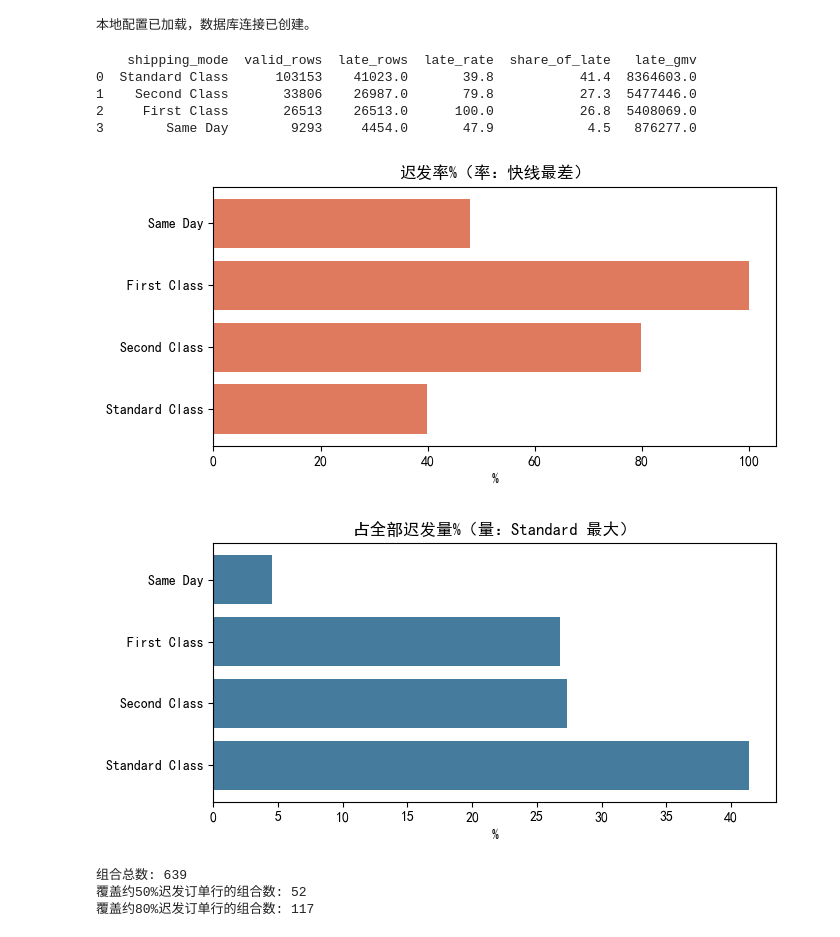
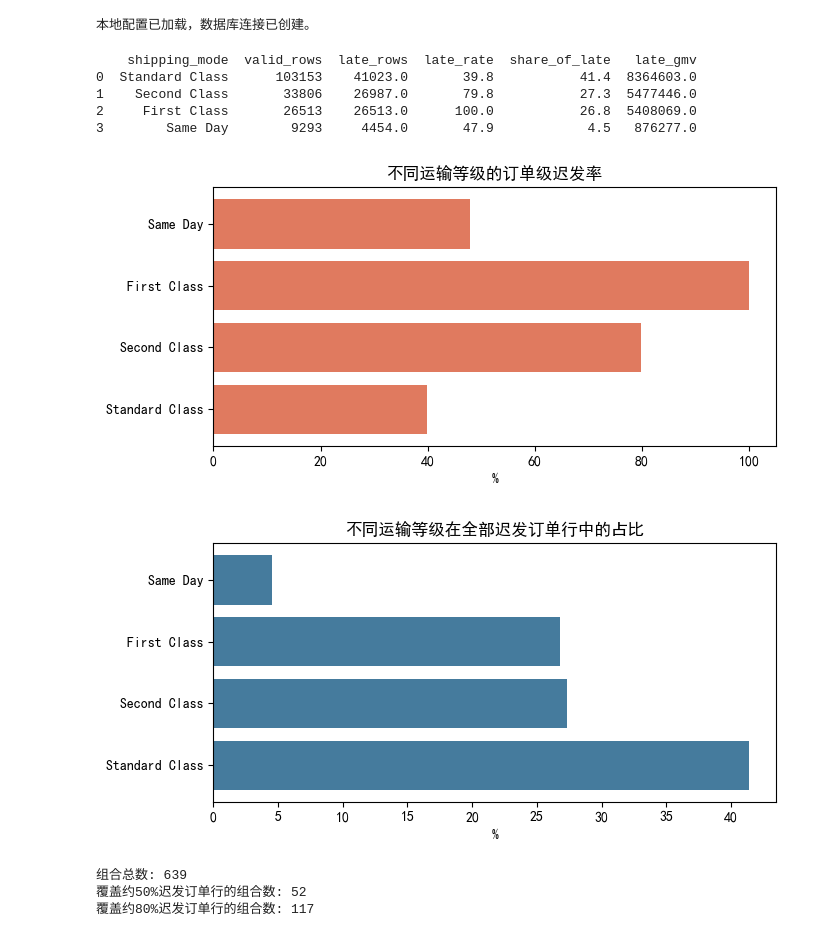
Before and after one commit to NAYO666/dataco-supply-chain-analysis, a Jupyter notebook: notebooks/02_late_delivery_analysis.ipynb, the cells around one changed output. Cells and saved outputs as stored; diff of their text form; code cells hidden in the pictures.

```diff
--- a/notebooks/02_late_delivery_analysis.ipynb
+++ b/notebooks/02_late_delivery_analysis.ipynb
@@ -39,38 +39,38 @@ sql_mode = """
 SELECT shipping_mode,
        COUNT(*)                                        AS valid_rows,
        SUM(late_delivery_risk)                         AS late_rows,
        ROUND(SUM(late_delivery_risk)/COUNT(*)*100,1)   AS late_rate,
        ROUND(SUM(late_delivery_risk)/98977*100,1)      AS share_of_late,   -- 占全部迟发的量
        ROUND(SUM(CASE WHEN late_delivery_risk=1 THEN sales END),0) AS late_gmv
 FROM fact_order_item
 WHERE delivery_status <> 'Shipping canceled'
 GROUP BY shipping_mode
 ORDER BY late_rows DESC
 """
 mode = pd.read_sql(sql_mode, engine)
 print(mode)
 
-# 率 vs 量 分别输出，便于 README、报告和 Power BI 复用
+# 分别输出订单级迟发率与迟发订单行占比
 charts = [
-    ('late_rate', '迟发率%（率：快线最差）', '#e07a5f', '不同等级迟发率.png'),
-    ('share_of_late', '占全部迟发量%（量：Standard 最大）', '#457b9d', '不同等级迟发量占比.png'),
+    ('late_rate', '不同运输等级的订单级迟发率', '#e07a5f', '不同等级迟发率.png'),
+    ('share_of_late', '不同运输等级在全部迟发订单行中的占比', '#457b9d', '不同等级迟发量占比.png'),
 ]
 for column, title, color, filename in charts:
     fig, ax = plt.subplots(figsize=(7, 3.5))
     ax.barh(mode['shipping_mode'], mode[column], color=color)
     ax.set_title(title)
     ax.set_xlabel('%')
     fig.tight_layout()
     fig.savefig(DASHBOARD_DIR / filename, dpi=200, bbox_inches='tight')
     plt.show()
 # %% [output]
     shipping_mode  valid_rows  late_rows  late_rate  share_of_late   late_gmv
 0  Standard Class      103153    41023.0       39.8           41.4  8364603.0
 1    Second Class       33806    26987.0       79.8           27.3  5477446.0
 2     First Class       26513    26513.0      100.0           26.8  5408069.0
 3        Same Day        9293     4454.0       47.9            4.5   876277.0
-[figure, old version]
+[figure, new version]
-[figure, old version]
+[figure, new version]
 # %%
 sql_pareto = """
 WITH combo AS (                       -- ① 按三维组合聚合迟发行数与GMV
```
Also changed, not shown: parts of 2 cells of this notebook, 29 other files.
